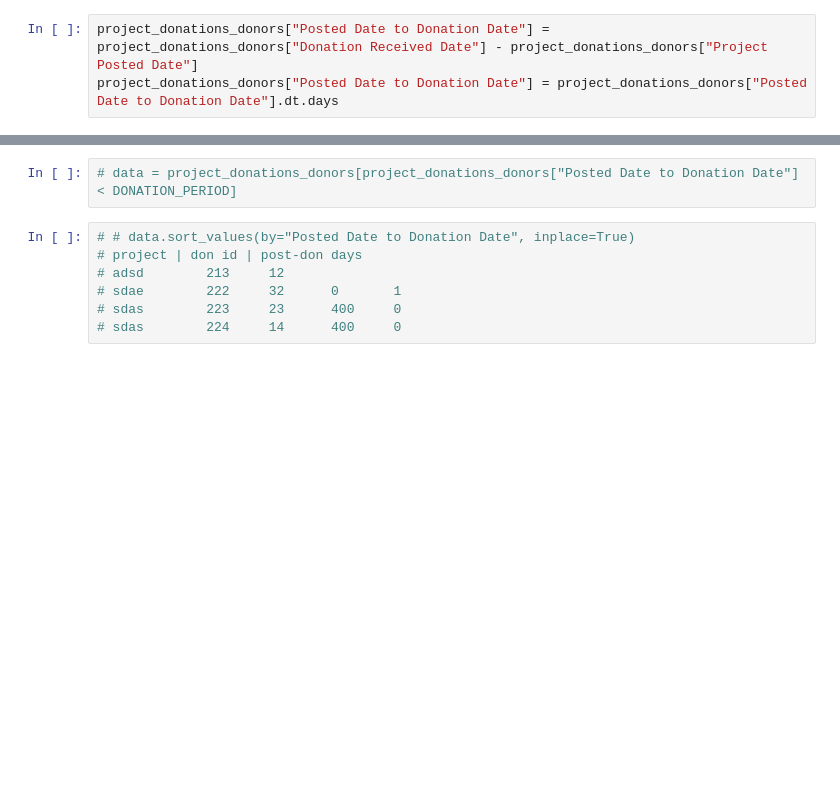
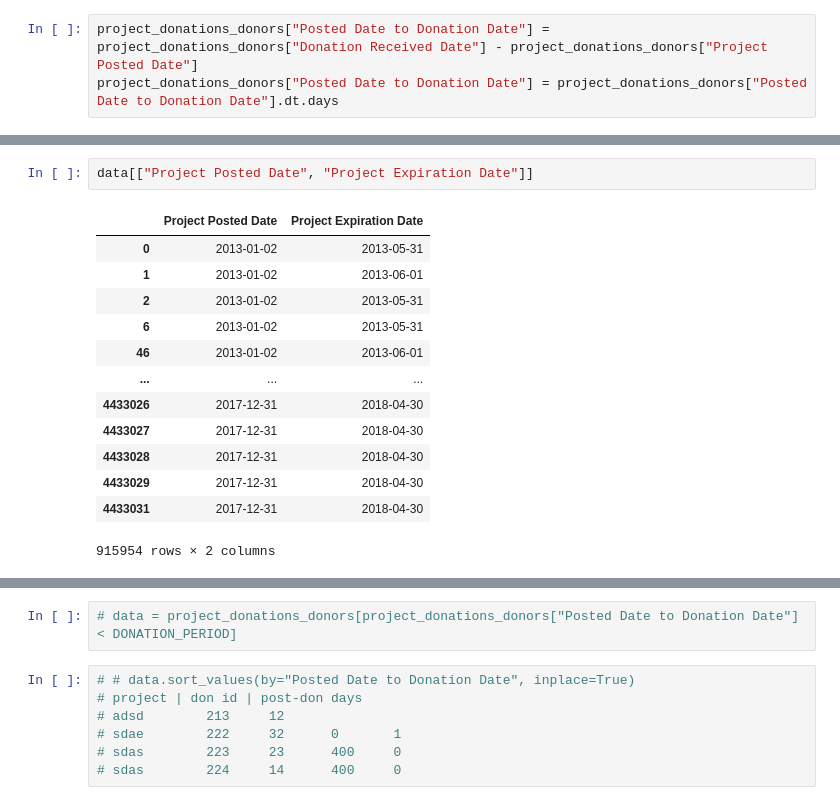
Before and after one commit to cepdnaclk/e17-4yp-using-machine-learning-in-high-stake-settings, a Jupyter notebook: code/data_processer.ipynb, the cells around one changed output, grey strips where cells are left out. Drawn from its saved outputs; the diff is of its cells as text; blank space fills up the shorter version.

```diff
--- a/code/data_processer.ipynb
+++ b/code/data_processer.ipynb
@@ -620,0 +509,16 @@ data.plot(x = "Project Posted Date", y = ['Fund Ratio 1 month', 'Fund Ratio 3 mo
+# %%
+data[["Project Posted Date", "Project Expiration Date"]]
+# %% [output]
+|  | Project Posted Date | Project Expiration Date |
+| 0 | 2013-01-02 | 2013-05-31 |
+| 1 | 2013-01-02 | 2013-06-01 |
+| 2 | 2013-01-02 | 2013-05-31 |
+| 6 | 2013-01-02 | 2013-05-31 |
+| 46 | 2013-01-02 | 2013-06-01 |
+| ... | ... | ... |
+| 4433026 | 2017-12-31 | 2018-04-30 |
+| 4433027 | 2017-12-31 | 2018-04-30 |
+| 4433028 | 2017-12-31 | 2018-04-30 |
+| 4433029 | 2017-12-31 | 2018-04-30 |
+| 4433031 | 2017-12-31 | 2018-04-30 |
+915954 rows × 2 columns
```
Also changed, not shown: parts of 88 cells of this notebook.
